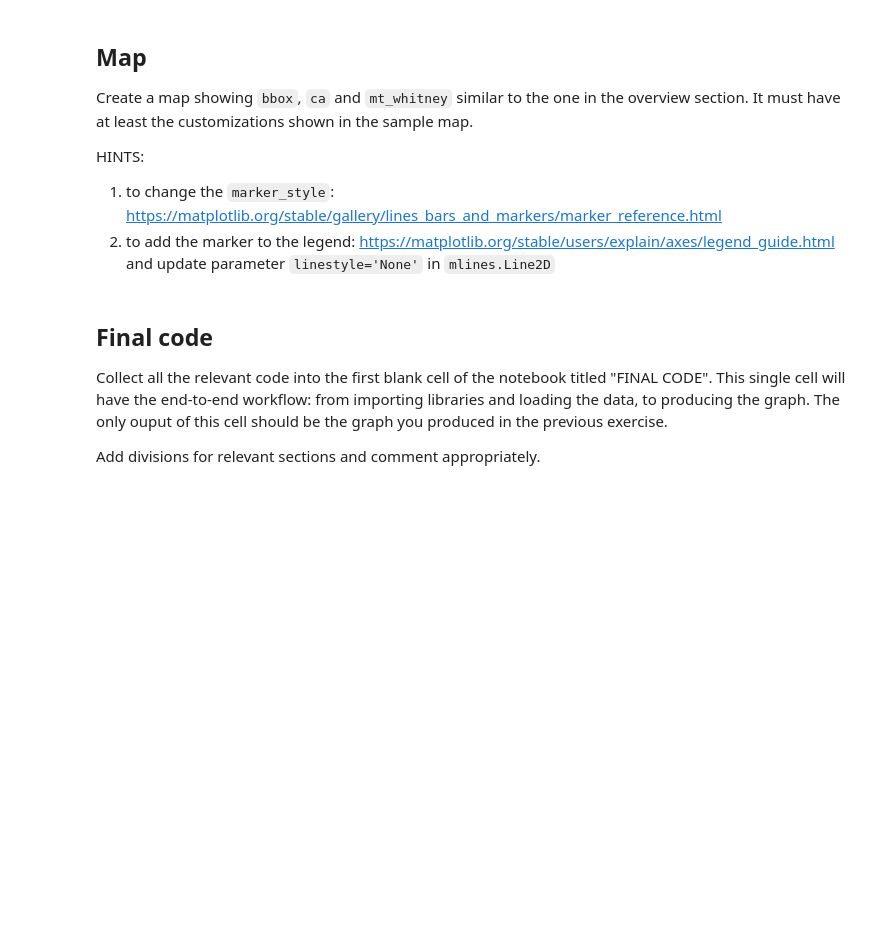
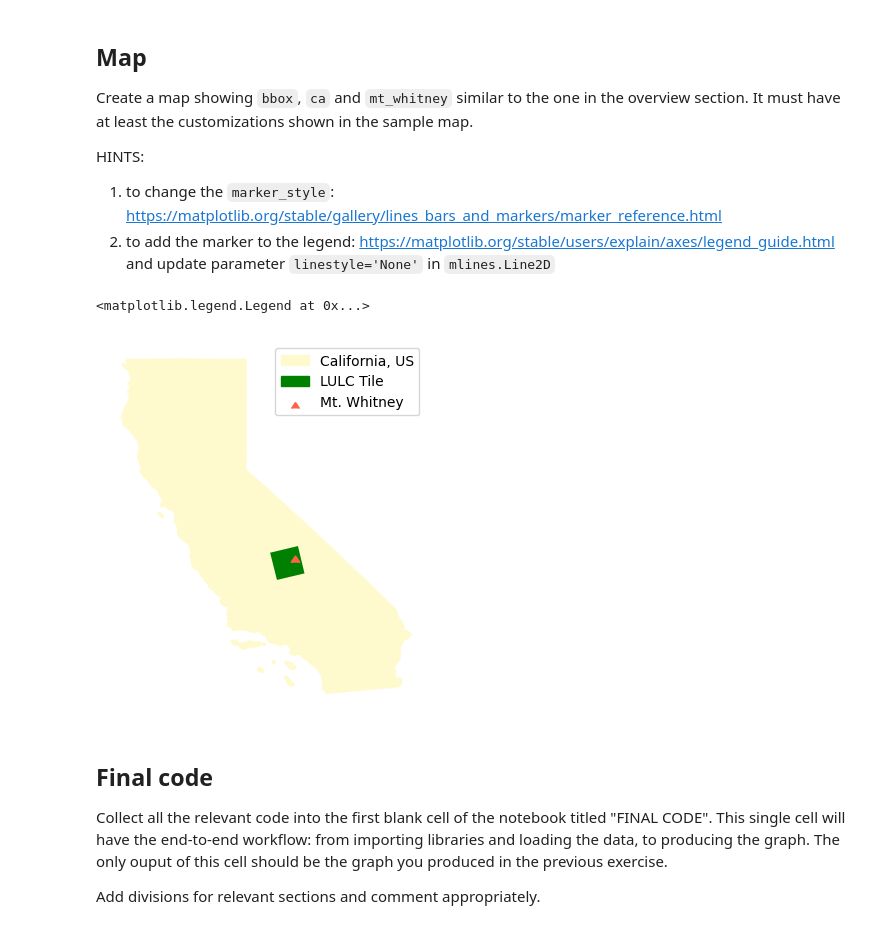
Before and after one commit to kristinaglass/eds220-hwk-4, a Jupyter notebook: hwk4-task1-whitney-map.ipynb, the cells around one changed output. Drawn from its saved outputs; the diff is of its cells as text; code cells hidden in the pictures; blank space fills up the shorter version.

```diff
--- a/hwk4-task1-whitney-map.ipynb
+++ b/hwk4-task1-whitney-map.ipynb
@@ -150,6 +184,29 @@ It must have at least the customizations shown in the sample map.
 HINTS:
 1. to change the `marker_style`: https://matplotlib.org/stable/gallery/lines_bars_and_markers/marker_reference.html
 2. to add the marker to the legend: https://matplotlib.org/stable/users/explain/axes/legend_guide.html and update parameter `linestyle='None'` in `mlines.Line2D`
+# %%
+fig, ax = plt.subplots()
+# --------------------------------------------
+ca.plot(ax=ax, color = 'lemonchiffon')
+ca_patch = mpatches.Patch(color='lemonchiffon',
+                          label='California, US')
+
+# --------------------------------------------
+#kodiak.dissolve().plot(ax=ax, color = 'blue')
+bbox.plot(ax=ax, color = 'green')
+bbox_patch = mpatches.Patch(color='green',
+                              label='LULC Tile')
+
+mt_whitney.plot(ax=ax, color = 'tomato', marker = 6)
+mt_whitney_patch = mlines.Line2D([], [], color = 'tomato', marker = 6, label = 'Mt. Whitney', linestyle = 'None')
+
+plt.axis('off')
+# ------------------------------------------
+# create elegend
+ax.legend(handles = [ca_patch, bbox_patch, mt_whitney_patch])
+# %% [output]
+<matplotlib.legend.Legend at 0x...>
+[figure, added]
 # %% [markdown]
 ## Final code
 Collect all the relevant code into the first blank cell of the notebook titled "FINAL CODE". This single cell will have the end-to-end workflow: from importing libraries and loading the data, to producing the graph. The only ouput of this cell should be the graph you produced in the previous exercise.
```
Also changed, not shown: parts of 6 cells of this notebook.
